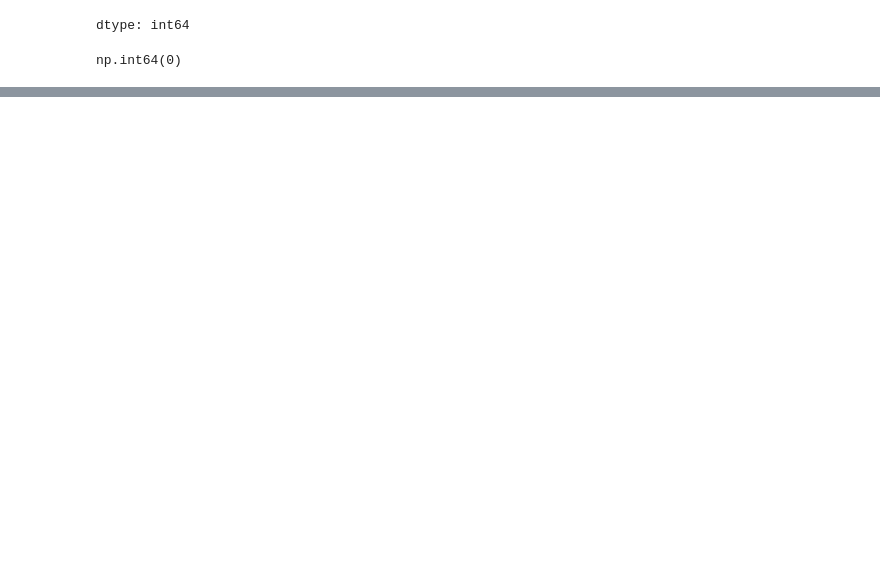
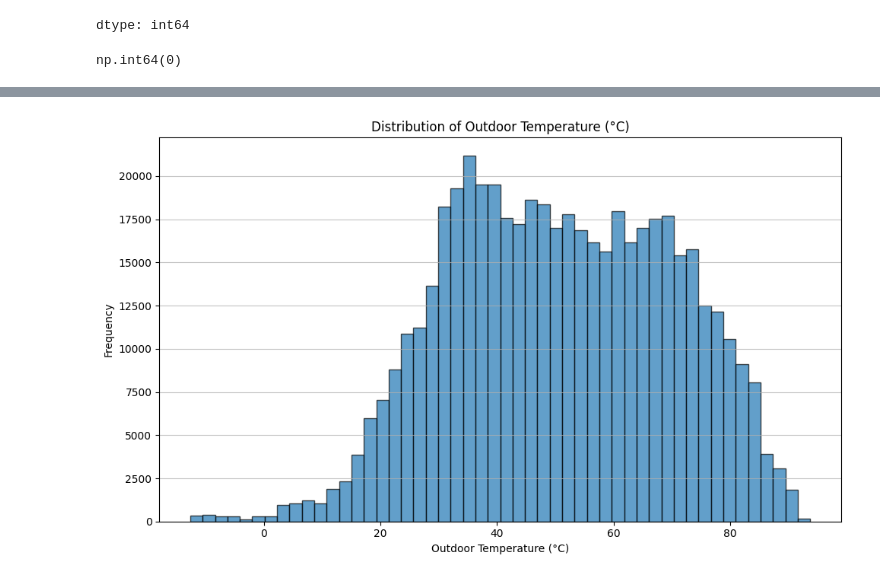
Before and after one commit to vaishnavikk1923/ML-project-files, a Jupyter notebook: infosys.ipynb, the cells around one changed output, grey strips where cells are left out. Cells and saved outputs as stored; diff of their text form; code cells hidden in the pictures; blank space fills up the shorter version.

```diff
--- a/infosys.ipynb
+++ b/infosys.ipynb
@@ -58,0 +94,5 @@ df.describe() #provides a statistical summary of the numerical columns in your D
+# %%
+df['Timestamp'] = pd.to_datetime(df['time'])
+df = df.drop(columns=['time'])
+print("New 'Timestamp' column created and original 'time' column dropped.")
+print(df.head())
@@ -58,0 +171,4 @@ df.describe() #provides a statistical summary of the numerical columns in your D
+# %%
+df.drop_duplicates(inplace=True)
+print("Duplicate rows removed.")
+print(f"Number of remaining duplicate rows: {df.duplicated().sum()}")
@@ -58,0 +254,13 @@ df.describe() #provides a statistical summary of the numerical columns in your D
+# %%
+import matplotlib.pyplot as plt
+
+plt.figure(figsize=(10, 6))
+plt.hist(df['temperature'], bins=50, edgecolor='k', alpha=0.7)
+plt.title('Distribution of Outdoor Temperature (°C)')
+plt.xlabel('Outdoor Temperature (°C)')
+plt.ylabel('Frequency')
+plt.grid(axis='y', alpha=0.75)
+plt.tight_layout()
+plt.show()
+# %% [output]
+[figure, added]
```
Also changed, not shown: parts of 17 cells of this notebook.
